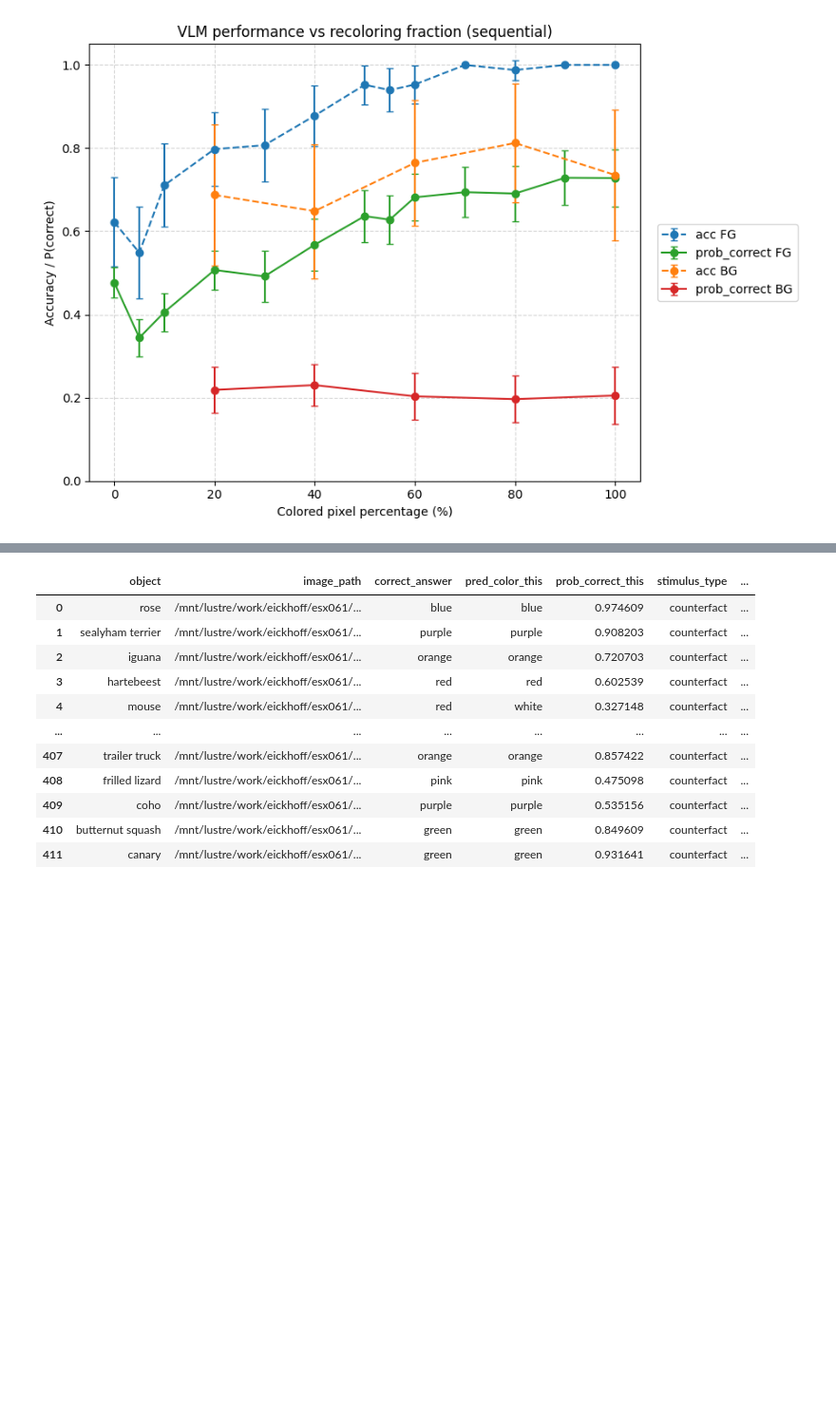
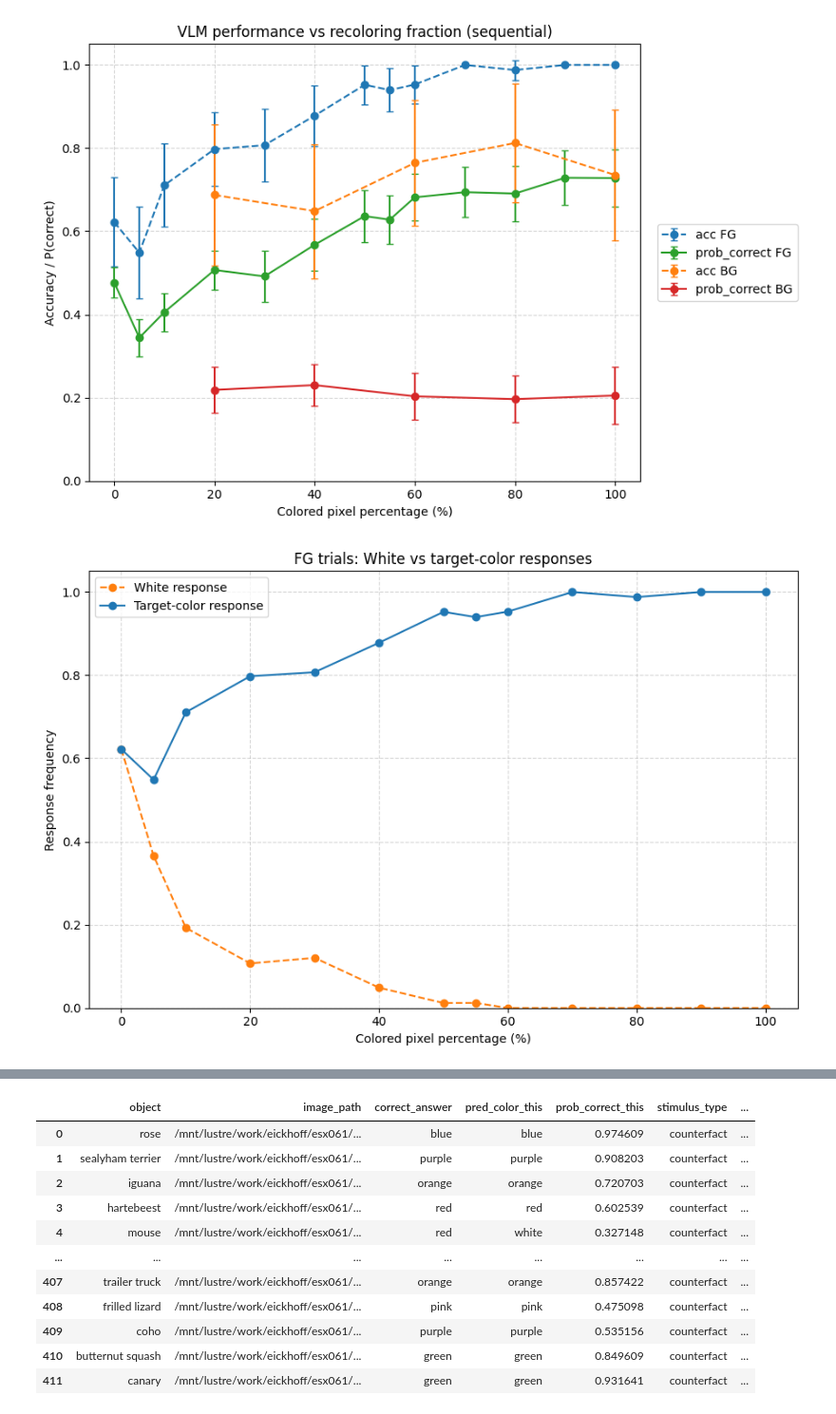
Before and after one commit to jonnemi/color-concept-entanglement, a Jupyter notebook: model_evaluation/VLM_evaluations.ipynb, the cells around one changed output, grey strips where cells are left out. Shown at 95% size. Saved outputs shown, nothing was run; the diff lists cells and outputs as text; code cells hidden in the pictures; blank space fills up the shorter version.

```diff
--- a/model_evaluation/VLM_evaluations.ipynb
+++ b/model_evaluation/VLM_evaluations.ipynb
@@ -222,3 +240,49 @@ plot_vlm_prolific(llava_prior_pred_df, ci=True)
 | 1259 | rottweiler | /mnt/lustre/work/eickhoff/esx061/... | brown | brown | 0.780762 | correct_prior | ... |
 1260 rows × 12 columns
 [figure]
+# %%
+df_fg = llava_prior_pred_df[llava_prior_pred_df["variant_region"] == "FG"].copy()
+
+df_fg["is_white"] = df_fg["pred_color_this"] == "white"
+df_fg["is_target"] = df_fg["pred_color_this"] == df_fg["target_color"]
+
+fg_summary = (
+    df_fg
+    .groupby("percent_colored")
+    .agg(
+        p_white=("is_white", "mean"),
+        p_target=("is_target", "mean"),
+        n=("is_white", "count")
+    )
+    .reset_index()
+)
+
+fig, ax = plt.subplots(figsize=(9, 6))
+
+ax.plot(
+    fg_summary["percent_colored"],
+    fg_summary["p_white"],
+    "o--",
+    label="White response",
+    color="#ff7f0e",
+)
+
+ax.plot(
+    fg_summary["percent_colored"],
+    fg_summary["p_target"],
+    "o-",
+    label="Target-color response",
+    color="#1f77b4",
+)
+
+ax.set_xlabel("Colored pixel percentage (%)")
+ax.set_ylabel("Response frequency")
+ax.set_ylim(0, 1.05)
+ax.set_title("FG trials: White vs target-color responses")
+ax.grid(True, linestyle="--", alpha=0.5)
+ax.legend()
+
+plt.tight_layout()
+plt.show()
+# %% [output]
+[figure, added]
```
Also changed, not shown: parts of 27 cells of this notebook, 5 other files.
